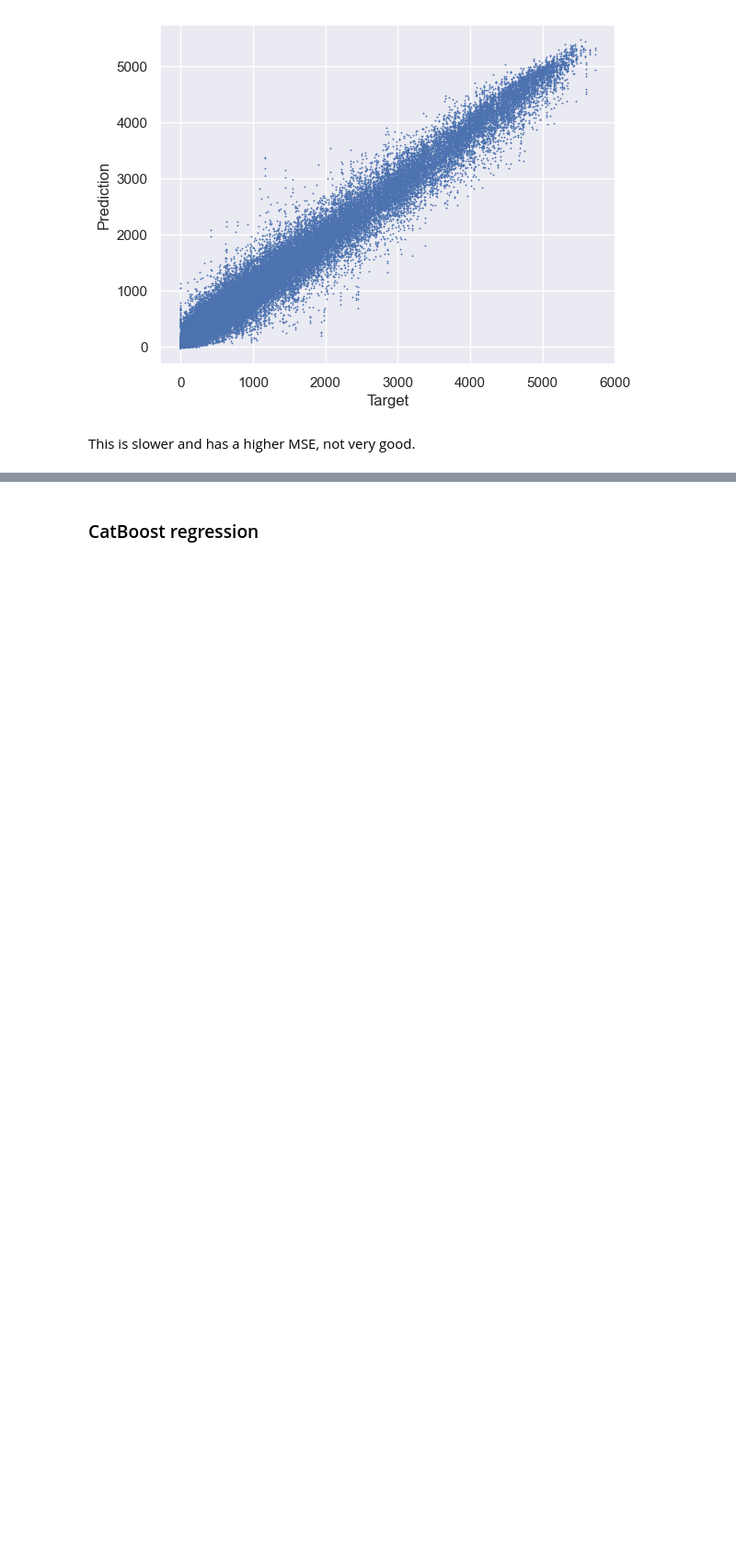
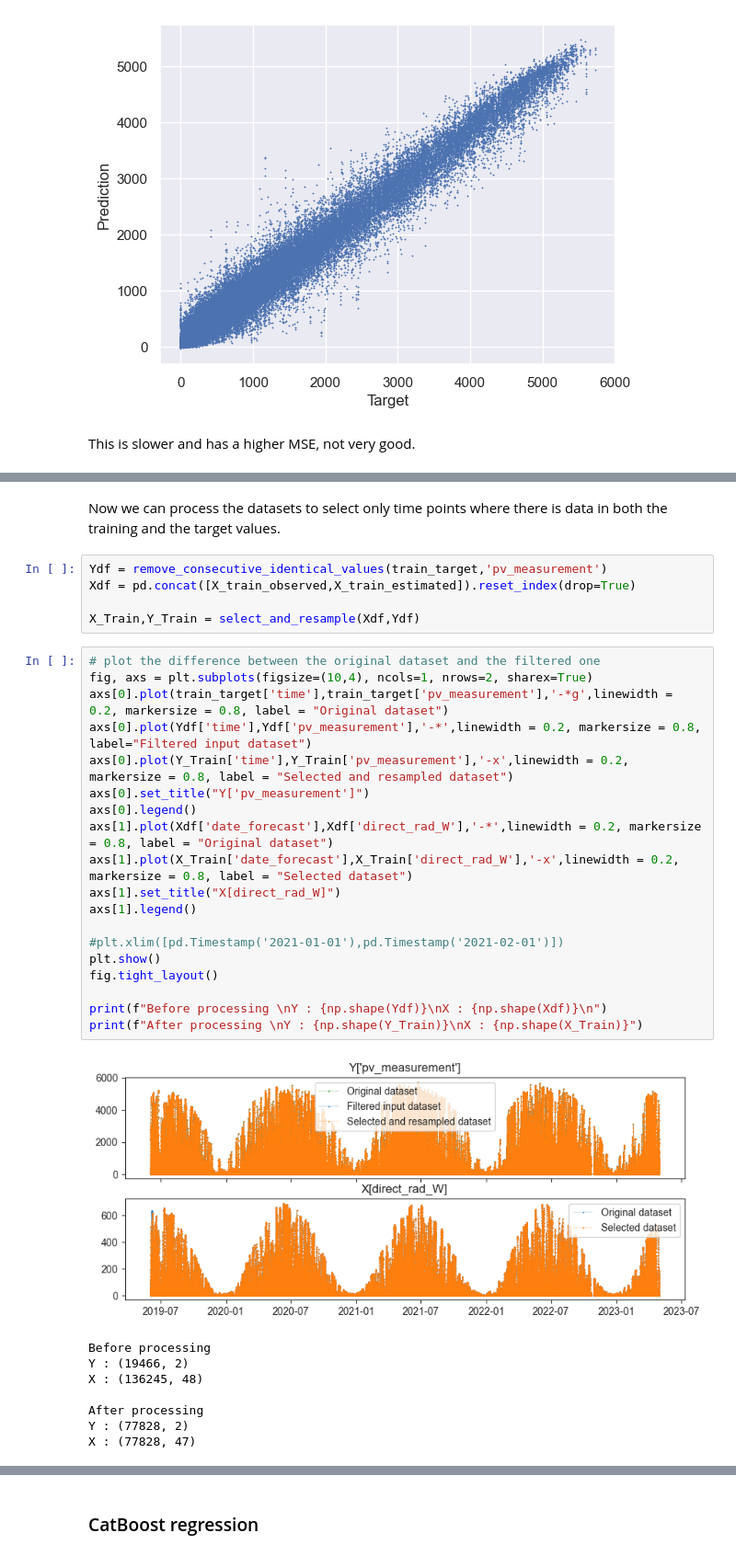
Before and after one commit to hugokerino/Energy-forecasting-NTNU, a Jupyter notebook: data/Noe/Data_exploration.ipynb, the cells around one changed output, grey strips where cells are left out. Shown at 92% size. Saved outputs shown, nothing was run; the diff lists cells and outputs as text; blank space fills up the shorter version.

```diff
--- a/data/Noe/Data_exploration.ipynb
+++ b/data/Noe/Data_exploration.ipynb
@@ -917,0 +761,35 @@ plt.show()
+# %% [markdown]
+Now we can process the datasets to select only time points where there is data in both the training and the target values.
+# %%
+Ydf = remove_consecutive_identical_values(train_target,'pv_measurement')
+Xdf = pd.concat([X_train_observed,X_train_estimated]).reset_index(drop=True)
+
+X_Train,Y_Train = select_and_resample(Xdf,Ydf)
+# %%
+# plot the difference between the original dataset and the filtered one
+fig, axs = plt.subplots(figsize=(10,4), ncols=1, nrows=2, sharex=True)
+axs[0].plot(train_target['time'],train_target['pv_measurement'],'-*g',linewidth = 0.2, markersize = 0.8, label = "Original dataset")
+axs[0].plot(Ydf['time'],Ydf['pv_measurement'],'-*',linewidth = 0.2, markersize = 0.8, label="Filtered input dataset")
+axs[0].plot(Y_Train['time'],Y_Train['pv_measurement'],'-x',linewidth = 0.2, markersize = 0.8, label = "Selected and resampled dataset")
+axs[0].set_title("Y['pv_measurement']")
+axs[0].legend()
+axs[1].plot(Xdf['date_forecast'],Xdf['direct_rad_W'],'-*',linewidth = 0.2, markersize = 0.8, label = "Original dataset")
+axs[1].plot(X_Train['date_forecast'],X_Train['direct_rad_W'],'-x',linewidth = 0.2, markersize = 0.8, label = "Selected dataset")
+axs[1].set_title("X[direct_rad_W]")
+axs[1].legend()
+
+#plt.xlim([pd.Timestamp('2021-01-01'),pd.Timestamp('2021-02-01')])
+plt.show()
+fig.tight_layout()
+
+print(f"Before processing \nY : {np.shape(Ydf)}\nX : {np.shape(Xdf)}\n")
+print(f"After processing \nY : {np.shape(Y_Train)}\nX : {np.shape(X_Train)}")
+# %% [output]
+[figure, added]
+Before processing
+Y : (19466, 2)
+X : (136245, 48)
+
+After processing
+Y : (77828, 2)
+X : (77828, 47)
```
Also changed, not shown: parts of 56 cells of this notebook, 4 other files.
